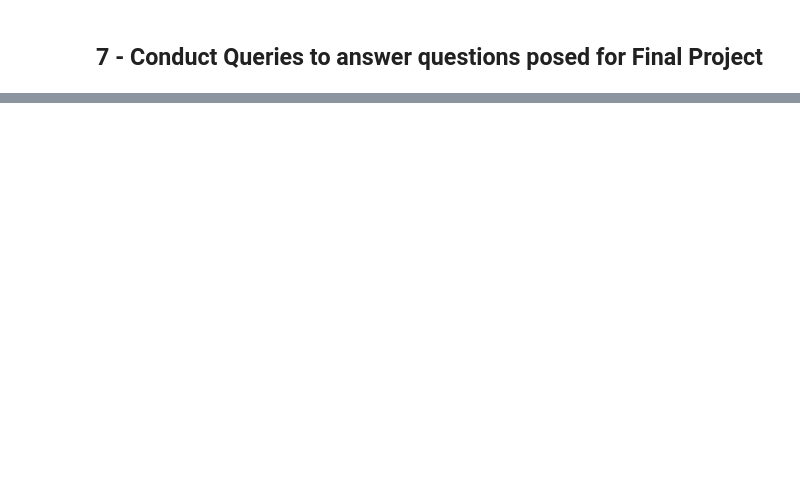
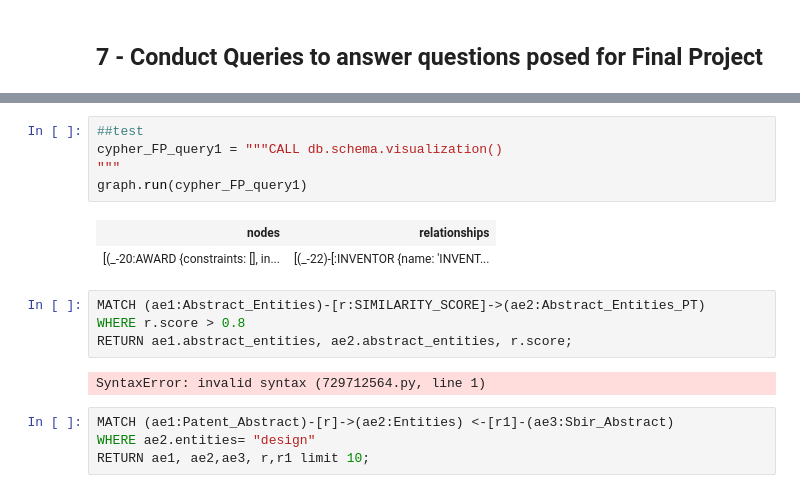
Before and after one commit to sj-ucsd/SBIR_Patent_analysis, a Jupyter notebook: neo4j_graph_etl.ipynb, the cells around one changed output, grey strips where cells are left out. Drawn from its saved outputs; the diff is of its cells as text; blank space fills up the shorter version.

```diff
--- a/neo4j_graph_etl.ipynb
+++ b/neo4j_graph_etl.ipynb
@@ -723,0 +774,18 @@ graph.run(cypher_FP_query1)
+# %%
+##test
+cypher_FP_query1 = """CALL db.schema.visualization()
+"""
+graph.run(cypher_FP_query1)
+# %% [output]
+| nodes | relationships |
+| [(_-20:AWARD {constraints: [], in... | [(_-22)-[:INVENTOR {name: 'INVENT... |
+# %%
+MATCH (ae1:Abstract_Entities)-[r:SIMILARITY_SCORE]->(ae2:Abstract_Entities_PT)
+WHERE r.score > 0.8
+RETURN ae1.abstract_entities, ae2.abstract_entities, r.score;
+# %% [output]
+SyntaxError: invalid syntax (729712564.py, line 1)
+# %%
+MATCH (ae1:Patent_Abstract)-[r]->(ae2:Entities) <-[r1]-(ae3:Sbir_Abstract)
+WHERE ae2.entities= "design"
+RETURN ae1, ae2,ae3, r,r1 limit 10;
```
Also changed, not shown: parts of 14 cells of this notebook.
